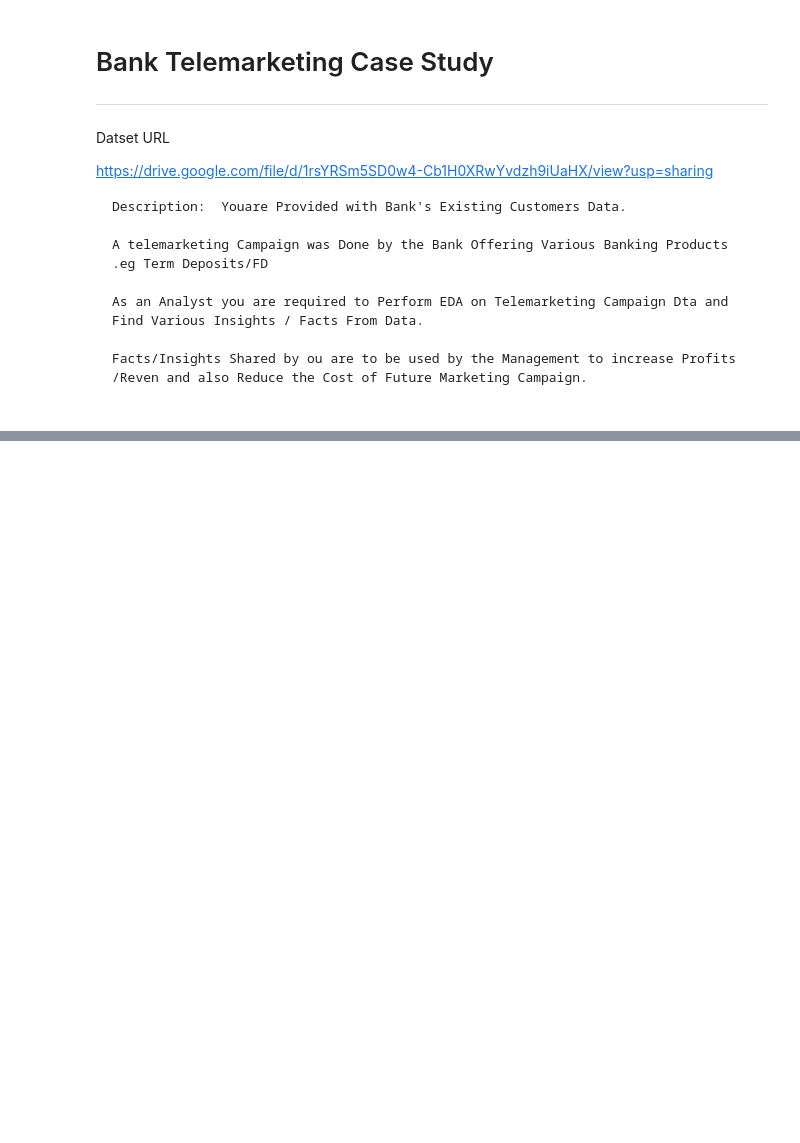
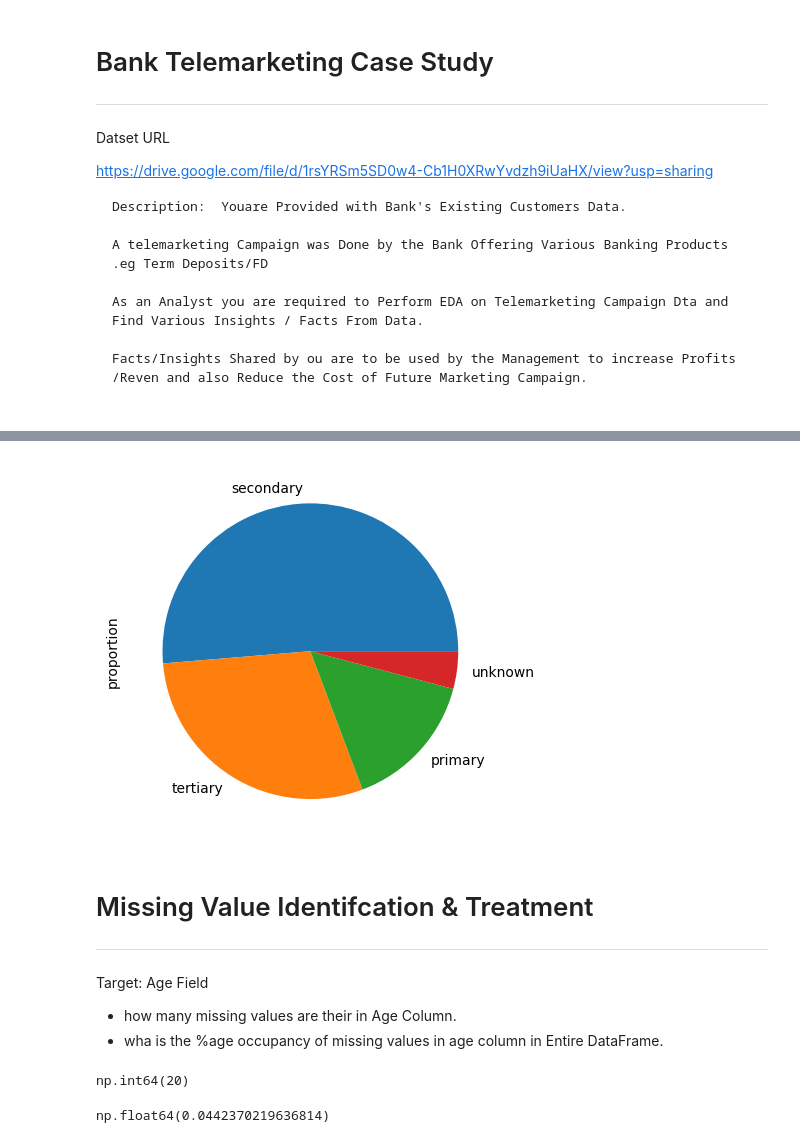
Before and after one commit to Surendranmengineer/suren_test, a Jupyter notebook: EDA_with_Rajan_Bank_Telemarketing_case_Study.ipynb, the cells around one changed output, grey strips where cells are left out. Cells and saved outputs as stored; diff of their text form; code cells hidden in the pictures; blank space fills up the shorter version.

```diff
--- a/EDA_with_Rajan_Bank_Telemarketing_case_Study.ipynb
+++ b/EDA_with_Rajan_Bank_Telemarketing_case_Study.ipynb
@@ -35,0 +91,3 @@ inp0.head(3)
+# %%
+# in our case no such use case  so we decided to drop the column.
+inp0.drop('customerid',axis=1,inplace=True)
@@ -35,0 +124,2 @@ inp0.head(3)
+# %%
+inp0['job'] = inp0.jobedu.apply(lambda  line : line.split(',')[0] )
@@ -35,0 +136,2 @@ inp0.head(3)
+# %%
+inp0['edu'] = inp0.jobedu.apply(lambda  line : line.split(',')[1] )
@@ -35,0 +184,22 @@ inp0.head(3)
+# %%
+inp0['edu'].value_counts(normalize=True).plot(kind='pie');
+# %% [output]
+[figure, added]
+# %% [markdown]
+# Missing Value Identifcation & Treatment
+---
+# %% [markdown]
+Target: Age Field
+
+- how many missing values are their in Age Column.
+- wha is the %age occupancy of missing values in age column in Entire DataFrame.
+# %%
+inp0.age.isna().sum()
+# %% [output]
+np.int64(20)
+# %%
+# finding %age occupancy
+
+(inp0.age.isna().sum() / len(inp0)) * 100
+# %% [output]
+np.float64(0.0442370219636814)
```
Also changed, not shown: parts of 27 cells of this notebook.
